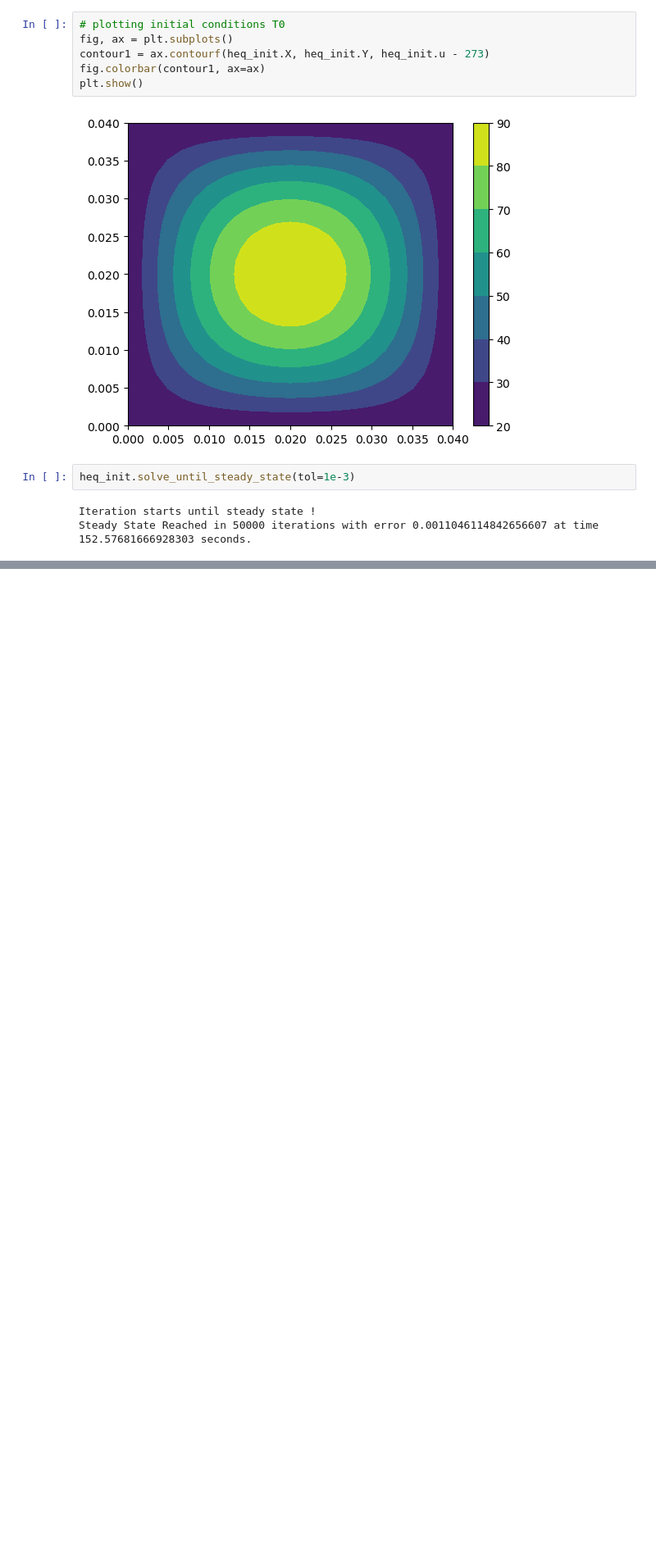
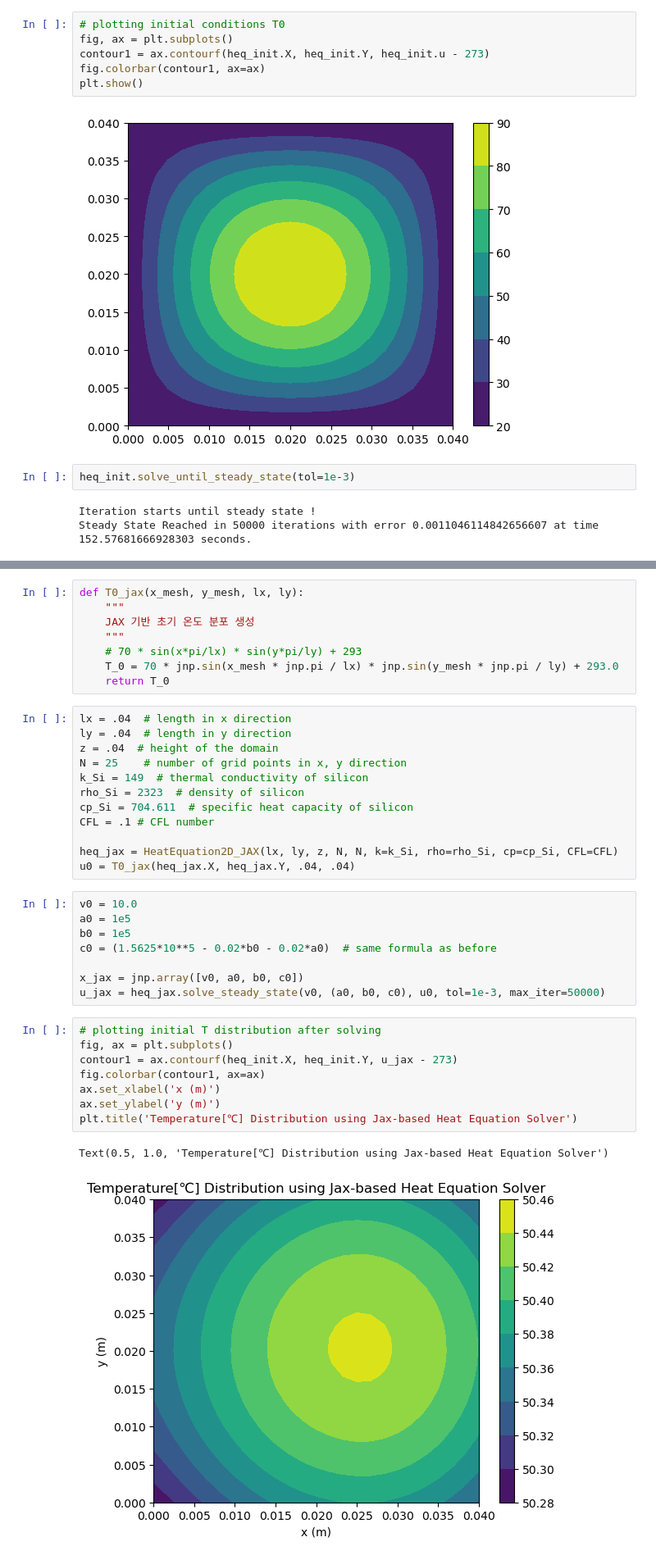
Before and after one commit to mostafakaviri/MECH579_proj, a Jupyter notebook: final_prj_cykwon_initialsovle.ipynb, the cells around one changed output, grey strips where cells are left out. Shown: that part at 82% size. Drawn from its saved outputs; the diff is of its cells as text; blank space fills up the shorter version.

```diff
--- a/final_prj_cykwon_initialsovle.ipynb
+++ b/final_prj_cykwon_initialsovle.ipynb
@@ -202,0 +107,39 @@ gradient of Lagrangian: [-5.60455216e-02  3.12665883e-09  2.65494372e-09 -1.1563
+# %%
+def T0_jax(x_mesh, y_mesh, lx, ly):
+    """
+    JAX 기반 초기 온도 분포 생성
+    """
+    # 70 * sin(x*pi/lx) * sin(y*pi/ly) + 293
+    T_0 = 70 * jnp.sin(x_mesh * jnp.pi / lx) * jnp.sin(y_mesh * jnp.pi / ly) + 293.0
+    return T_0
+# %%
+lx = .04  # length in x direction
+ly = .04  # length in y direction
+z = .04  # height of the domain
+N = 25    # number of grid points in x, y direction
+k_Si = 149  # thermal conductivity of silicon
+rho_Si = 2323  # density of silicon
+cp_Si = 704.611  # specific heat capacity of silicon
+CFL = .1 # CFL number
+
+heq_jax = HeatEquation2D_JAX(lx, ly, z, N, N, k=k_Si, rho=rho_Si, cp=cp_Si, CFL=CFL)
+u0 = T0_jax(heq_jax.X, heq_jax.Y, .04, .04)
+# %%
+v0 = 10.0
+a0 = 1e5
+b0 = 1e5
+c0 = (1.5625*10**5 - 0.02*b0 - 0.02*a0)  # same formula as before
+
+x_jax = jnp.array([v0, a0, b0, c0])
+u_jax = heq_jax.solve_steady_state(v0, (a0, b0, c0), u0, tol=1e-3, max_iter=50000)
+# %%
+# plotting initial T distribution after solving
+fig, ax = plt.subplots()
+contour1 = ax.contourf(heq_init.X, heq_init.Y, u_jax - 273)
+fig.colorbar(contour1, ax=ax)
+ax.set_xlabel('x (m)')
+ax.set_ylabel('y (m)')
+plt.title('Temperature[℃] Distribution using Jax-based Heat Equation Solver')
+# %% [output]
+Text(0.5, 1.0, 'Temperature[℃] Distribution using Jax-based Heat Equation Solver')
+[figure, added]
```
Also changed, not shown: parts of 6 cells of this notebook, 1 other file.
